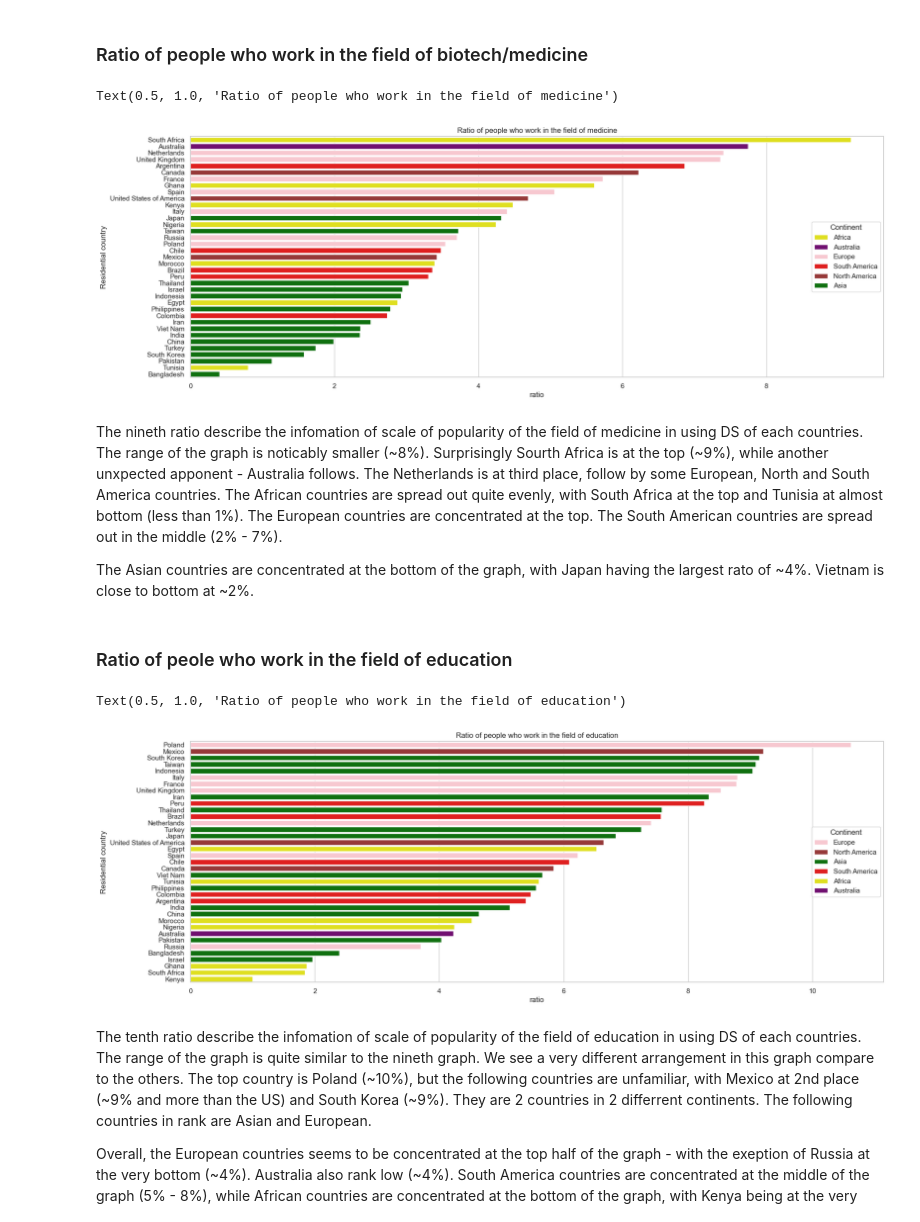
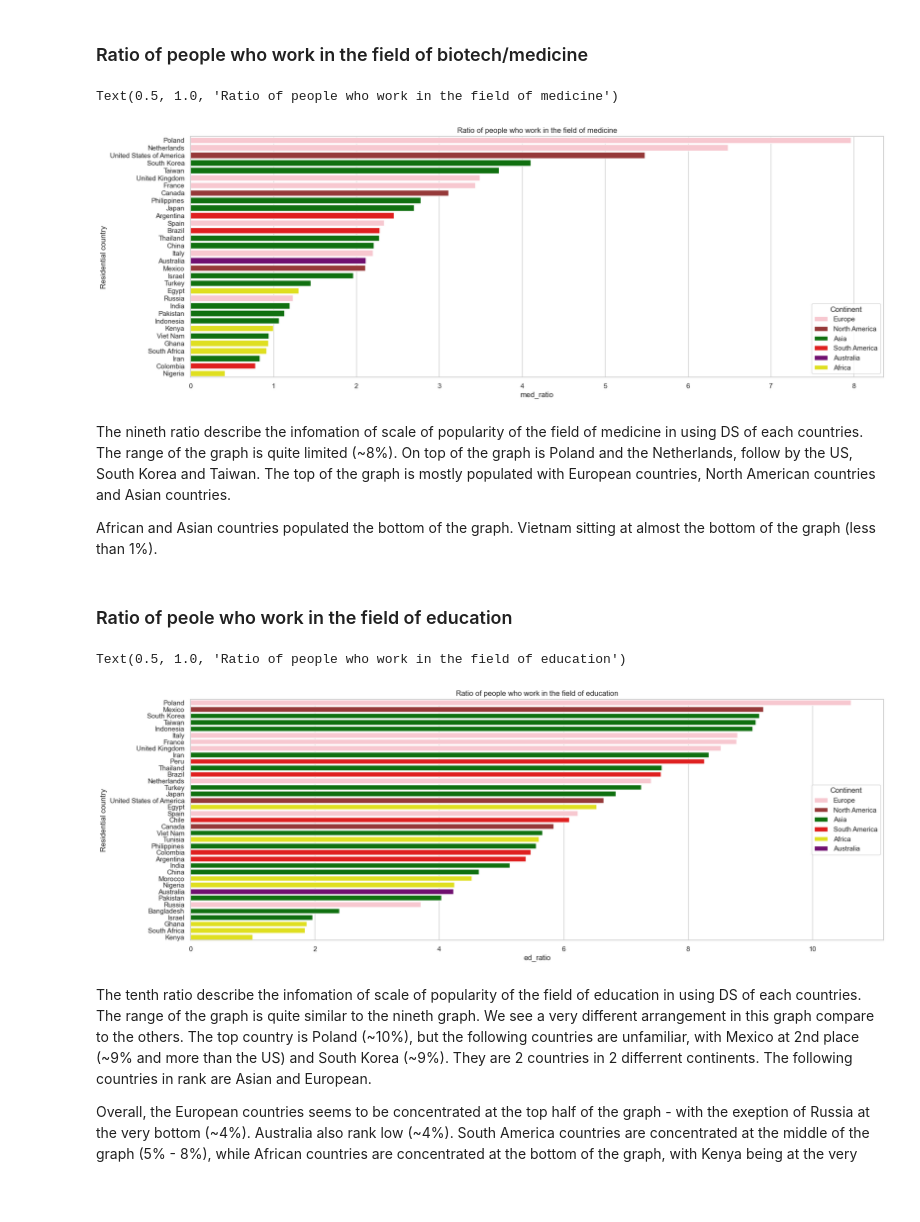
Before and after one commit to HTNam1710/P4DS_FinalProject, a Jupyter notebook: Source/phase_ask.ipynb, the cells around one changed output. Drawn from its saved outputs; the diff is of its cells as text; code cells hidden in the pictures; blank space fills up the shorter version.

```diff
--- a/Source/phase_ask.ipynb
+++ b/Source/phase_ask.ipynb
@@ -326,20 +316,20 @@ The Asian countries are the most spread out, with Japan at the very top and Paki
 # %%
 ppl_in_med_industry = data[(data['Current industry'] == 'Medical/Pharmaceutical')]
 ppl_in_med_industry = pd.merge(ppl_in_med_industry.groupby('Residential country')['Company size'].agg(med_count = 'count'), total_response_df, on='Residential country')
-ppl_in_med_industry['ratio'] = ppl_in_med_industry['med_count'] * 100 / ppl_in_med_industry['number_of_response']
+ppl_in_med_industry['med_ratio'] = ppl_in_med_industry['med_count'] * 100 / ppl_in_med_industry['number_of_response']
 # %%
 figure, ax = plt.subplots(figsize=(20, 7))
 sns.set_theme(style="whitegrid")
 sns.set_color_codes('muted')
-sns.barplot(x='ratio', y='Residential country', data=ppl_in_finance_industry.sort_values(by='ratio', ascending=False),palette = continent_color ,hue='Continent', dodge=False)
+sns.barplot(x='med_ratio', y='Residential country', data=ppl_in_med_industry.sort_values(by='med_ratio', ascending=False),palette = continent_color ,hue='Continent', dodge=False)
 ax.set_title("Ratio of people who work in the field of medicine")
 # %% [output]
 Text(0.5, 1.0, 'Ratio of people who work in the field of medicine')
-[figure, old version]
+[figure, new version]
 # %% [markdown]
-The nineth ratio describe the infomation of scale of popularity of the field of medicine in using DS of each countries. The range of the graph is noticably smaller (~8%). Surprisingly Sourth Africa is at the top (~9%), while another unxpected apponent - Australia follows. The Netherlands is at third place, follow by some European, North and South America countries. The African countries are spread out quite evenly, with South Africa at the top and Tunisia at almost bottom (less than 1%). The European countries are concentrated at the top. The South American countries are spread out in the middle (2% - 7%).
+The nineth ratio describe the infomation of scale of popularity of the field of medicine in using DS of each countries. The range of the graph is quite limited (~8%). On top of the graph is Poland and the Netherlands, follow by the US, South Korea and Taiwan. The top of the graph is mostly populated with European countries, North American countries and Asian countries.
 
-The Asian countries are concentrated at the bottom of the graph, with Japan having the largest rato of ~4%. Vietnam is close to bottom at ~2%.
+African and Asian countries populated the bottom of the graph. Vietnam sitting at almost the bottom of the graph (less than 1%).
 # %% [markdown]
 ### Ratio of peole who work in the field of education
 # %%
@@ -350,11 +340,11 @@ ppl_in_ed_industry['ratio'] = ppl_in_ed_industry['ed_count'] * 100 / ppl_in_ed_i
 figure, ax = plt.subplots(figsize=(20, 7))
 sns.set_theme(style="whitegrid")
 sns.set_color_codes('muted')
-sns.barplot(x='ratio', y='Residential country', data=ppl_in_ed_industry.sort_values(by='ratio', ascending=False),palette = continent_color ,hue='Continent', dodge=False)
+sns.barplot(x='ed_ratio', y='Residential country', data=ppl_in_ed_industry.sort_values(by='ed_ratio', ascending=False),palette = continent_color ,hue='Continent', dodge=False)
 ax.set_title("Ratio of people who work in the field of education")
 # %% [output]
 Text(0.5, 1.0, 'Ratio of people who work in the field of education')
-[figure, old version]
+[figure, new version]
 # %% [markdown]
 The tenth ratio describe the infomation of scale of popularity of the field of education in using DS of each countries. The range of the graph is quite similar to the nineth graph. We see a very different arrangement in this graph compare to the others. The top country is Poland (~10%), but the following countries are unfamiliar, with Mexico at 2nd place (~9% and more than the US) and South Korea (~9%). They are 2 countries in 2 differrent continents. The following countries in rank are Asian and European.
 
```
Also changed, not shown: parts of 49 cells of this notebook.
